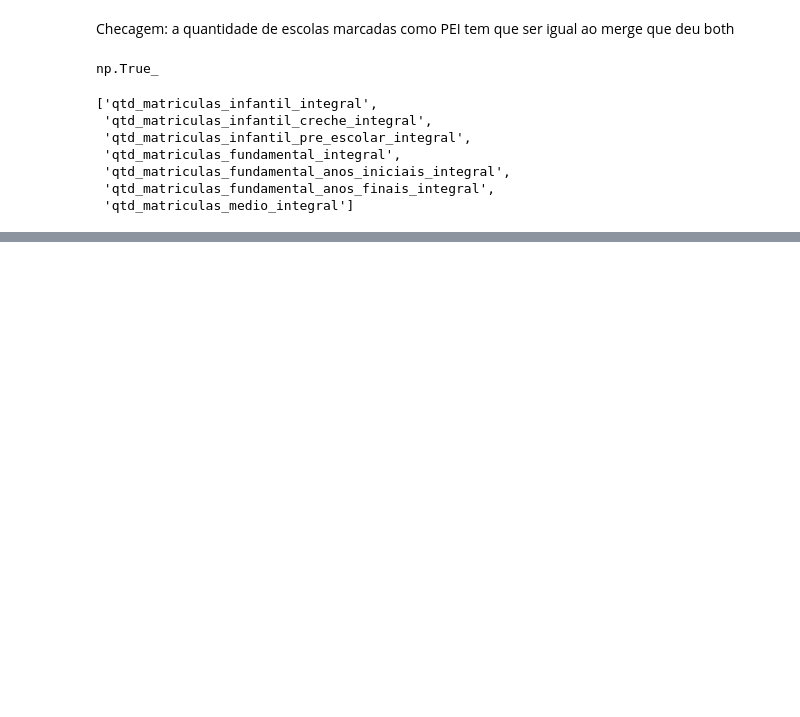
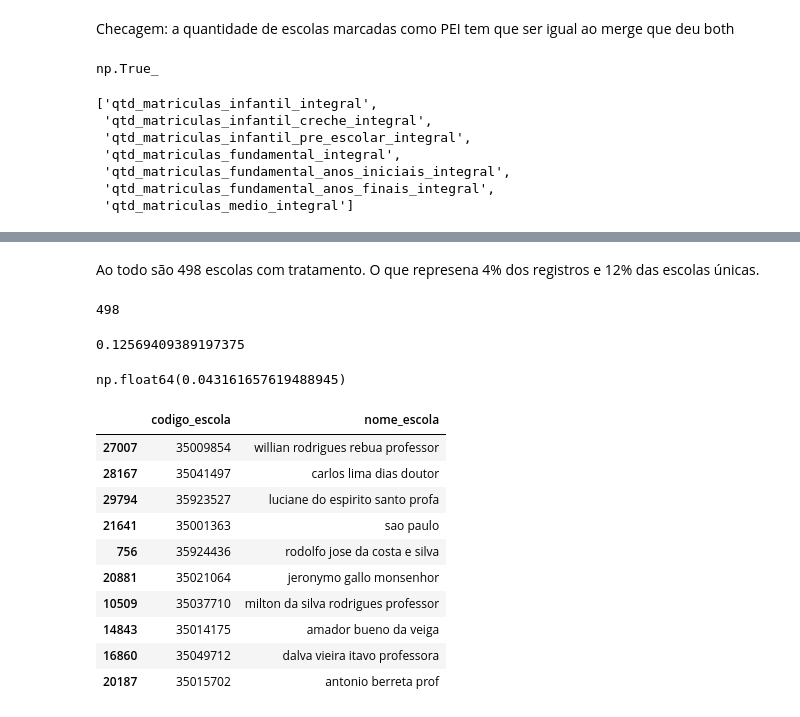
Before and after one commit to h-pgy/exclusao_social_pei, a Jupyter notebook: 04-data_munging.ipynb, the cells around one changed output, grey strips where cells are left out. Drawn from its saved outputs; the diff is of its cells as text; code cells hidden in the pictures; blank space fills up the shorter version.

Commit message:
data munging para modelagem finalizado

```diff
--- a/04-data_munging.ipynb
+++ b/04-data_munging.ipynb
@@ -177,0 +271,28 @@ df_censo
+# %%
+def escola_com_integral_periodo_todo(df):
+
+    escolas = df['codigo_escola'].unique()
+    df['ofertou_integral_de_forma_continua'] = False
+    for escola in escolas:
+        ids_escola = df[df['codigo_escola'] == escola].index
+        df_escola = df[df['codigo_escola'] == escola]
+        if df_escola['possui_integral_medio'].max():
+            primeiro_ano = int(df_escola['primeiro_ano_integral_medio'].unique()[0])
+
+
+            ultimo_ano = int(df_escola['ultimo_ano_integral_medio'].unique()[0])
+            anos = df_escola['anos_integral_medio'].unique()[0].split(',')
+            anos = [int(ano) for ano in anos]
+
+            # a escola que ofertou apenas em 2011 nao pode ser considerada como ofertando de forma continua
+            if len(anos)==1 and primeiro_ano==2011:
+                continue
+
+            #ajustar o primeiro ano para nao considerar 2011 pois em 2011 nao existia o PEI
+            if primeiro_ano == 2011:
+                anos.remove(2011)
+                primeiro_ano = min(anos)
+
+            continuo = anos == list(range(primeiro_ano, ultimo_ano + 1))
+            df.loc[ids_escola, 'ofertou_integral_de_forma_continua'] = continuo
+    return df
@@ -177,0 +324,32 @@ df_censo
+# %%
+df['ofertou_integral_ate_2018'] = df['ultimo_ano_integral_medio'].apply(lambda x: int(x) if x else 999999) <= 2018
+# %%
+df['tratamento'] = df['ofertou_integral_de_forma_continua'] & df['is_PEI_and_possui_medio_integral'] & df['ofertou_integral_ate_2018']
+# %% [markdown]
+Ao todo são 498 escolas com tratamento. O que represena 4% dos registros e 12% das escolas únicas.
+# %%
+df[df['tratamento']]['codigo_escola'].nunique()
+# %% [output]
+498
+# %%
+df[df['tratamento']]['codigo_escola'].nunique()/ df['codigo_escola'].nunique()
+# %% [output]
+0.12569409389197375
+# %%
+df['tratamento'].mean()
+# %% [output]
+np.float64(0.043161657619488945)
+# %%
+df[df['tratamento']][['codigo_escola', 'nome_escola']].sample(10)
+# %% [output]
+|  | codigo_escola | nome_escola |
+| 27007 | 35009854 | willian rodrigues rebua professor |
+| 28167 | 35041497 | carlos lima dias doutor |
+| 29794 | 35923527 | luciane do espirito santo profa |
+| 21641 | 35001363 | sao paulo |
+| 756 | 35924436 | rodolfo jose da costa e silva |
+| 20881 | 35021064 | jeronymo gallo monsenhor |
+| 10509 | 35037710 | milton da silva rodrigues professor |
+| 14843 | 35014175 | amador bueno da veiga |
+| 16860 | 35049712 | dalva vieira itavo professora |
+| 20187 | 35015702 | antonio berreta prof |
```
Also changed, not shown: parts of 75 cells of this notebook, 2 other files.
